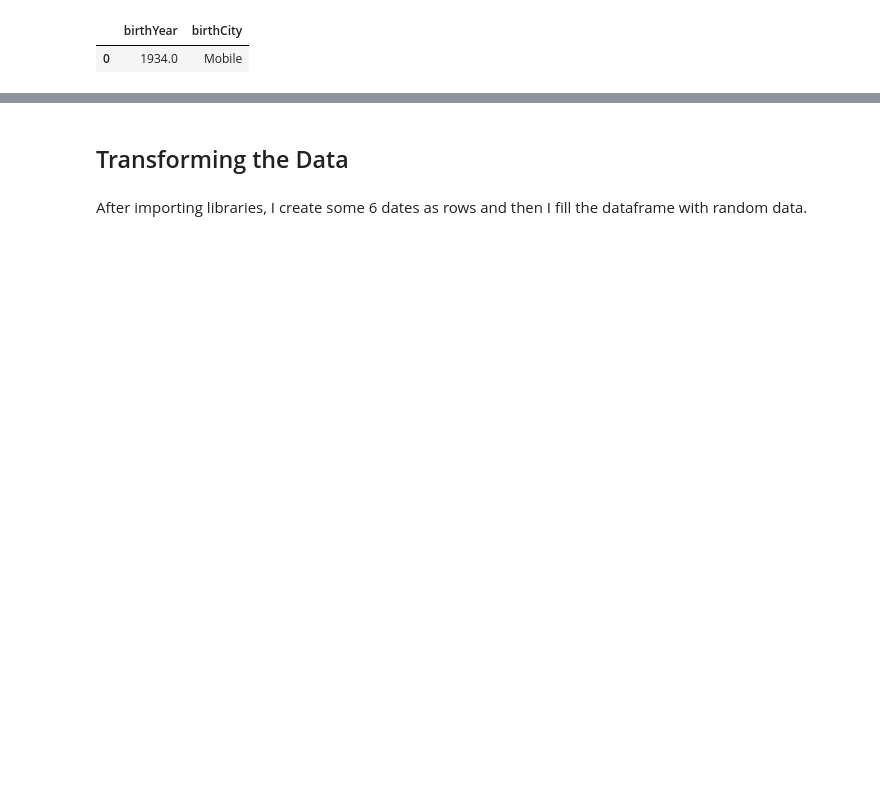
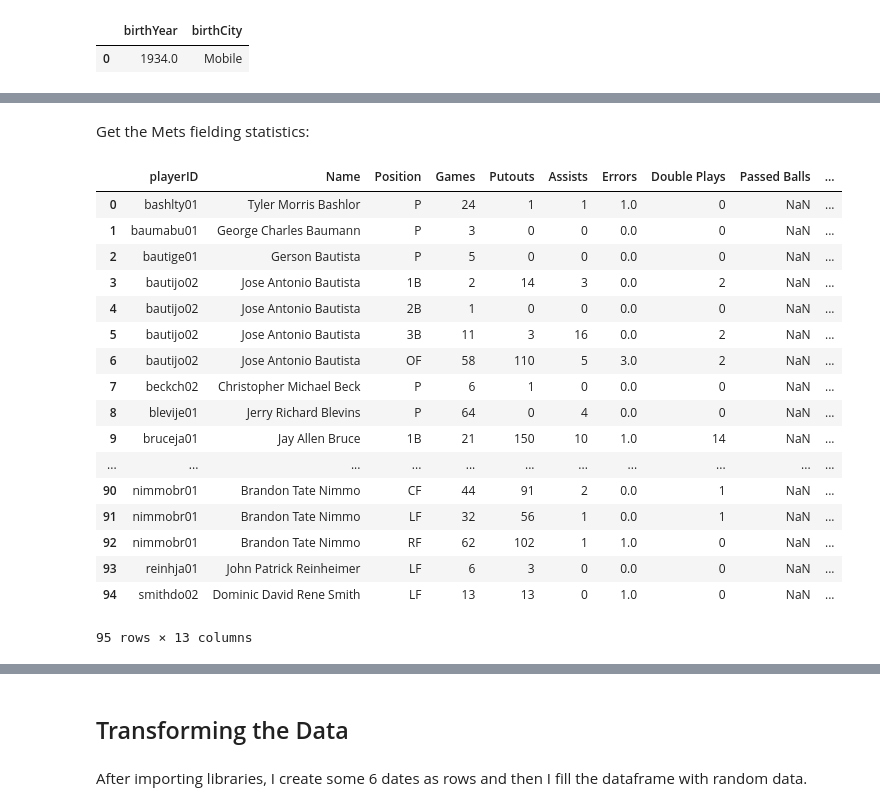
Before and after one commit to robertfg/python-class-project, a Jupyter notebook: python-class-project.ipynb, the cells around one changed output, grey strips where cells are left out. Saved outputs shown, nothing was run; the diff lists cells and outputs as text; code cells hidden in the pictures; blank space fills up the shorter version.

```diff
--- a/python-class-project.ipynb
+++ b/python-class-project.ipynb
@@ -131,0 +184,30 @@ pd.read_sql_query("SELECT birthYear, birthCity FROM players WHERE playerID = 'aa
+# %% [markdown]
+Get the Mets fielding statistics:
+# %%
+Mets_Fielding = pd.read_sql_query("""SELECT fld.playerID, nameGiven || ' ' || nameLast AS Name,
+                                  Pos AS Position, G AS Games, PO AS Putouts, A AS Assists, E AS Errors,
+                                  DP AS "Double Plays", PB AS "Passed Balls", WP AS "Wild Pitches",
+                                  SB AS "Opp. Stolen Bases", CS AS "Opp. Caught Stealing", ZR AS "Zone Rating"
+                                  FROM fielding fld
+                                  JOIN players pla ON pla.playerID = fld.playerID
+                                  WHERE yearID=2018 AND teamID='NYN'""", baseballdb)
+Mets_Fielding
+# %% [output]
+|  | playerID | Name | Position | Games | Putouts | Assists | Errors | Double Plays | Passed Balls | ... |
+| 0 | bashlty01 | Tyler Morris Bashlor | P | 24 | 1 | 1 | 1.0 | 0 | NaN | ... |
+| 1 | baumabu01 | George Charles Baumann | P | 3 | 0 | 0 | 0.0 | 0 | NaN | ... |
+| 2 | bautige01 | Gerson Bautista | P | 5 | 0 | 0 | 0.0 | 0 | NaN | ... |
+| 3 | bautijo02 | Jose Antonio Bautista | 1B | 2 | 14 | 3 | 0.0 | 2 | NaN | ... |
+| 4 | bautijo02 | Jose Antonio Bautista | 2B | 1 | 0 | 0 | 0.0 | 0 | NaN | ... |
+| 5 | bautijo02 | Jose Antonio Bautista | 3B | 11 | 3 | 16 | 0.0 | 2 | NaN | ... |
+| 6 | bautijo02 | Jose Antonio Bautista | OF | 58 | 110 | 5 | 3.0 | 2 | NaN | ... |
+| 7 | beckch02 | Christopher Michael Beck | P | 6 | 1 | 0 | 0.0 | 0 | NaN | ... |
+| 8 | blevije01 | Jerry Richard Blevins | P | 64 | 0 | 4 | 0.0 | 0 | NaN | ... |
+| 9 | bruceja01 | Jay Allen Bruce | 1B | 21 | 150 | 10 | 1.0 | 14 | NaN | ... |
+| ... | ... | ... | ... | ... | ... | ... | ... | ... | ... | ... |
+| 90 | nimmobr01 | Brandon Tate Nimmo | CF | 44 | 91 | 2 | 0.0 | 1 | NaN | ... |
+| 91 | nimmobr01 | Brandon Tate Nimmo | LF | 32 | 56 | 1 | 0.0 | 1 | NaN | ... |
+| 92 | nimmobr01 | Brandon Tate Nimmo | RF | 62 | 102 | 1 | 1.0 | 0 | NaN | ... |
+| 93 | reinhja01 | John Patrick Reinheimer | LF | 6 | 3 | 0 | 0.0 | 0 | NaN | ... |
+| 94 | smithdo02 | Dominic David Rene Smith | LF | 13 | 13 | 0 | 1.0 | 0 | NaN | ... |
+95 rows × 13 columns
```
Also changed, not shown: parts of 15 cells of this notebook.
